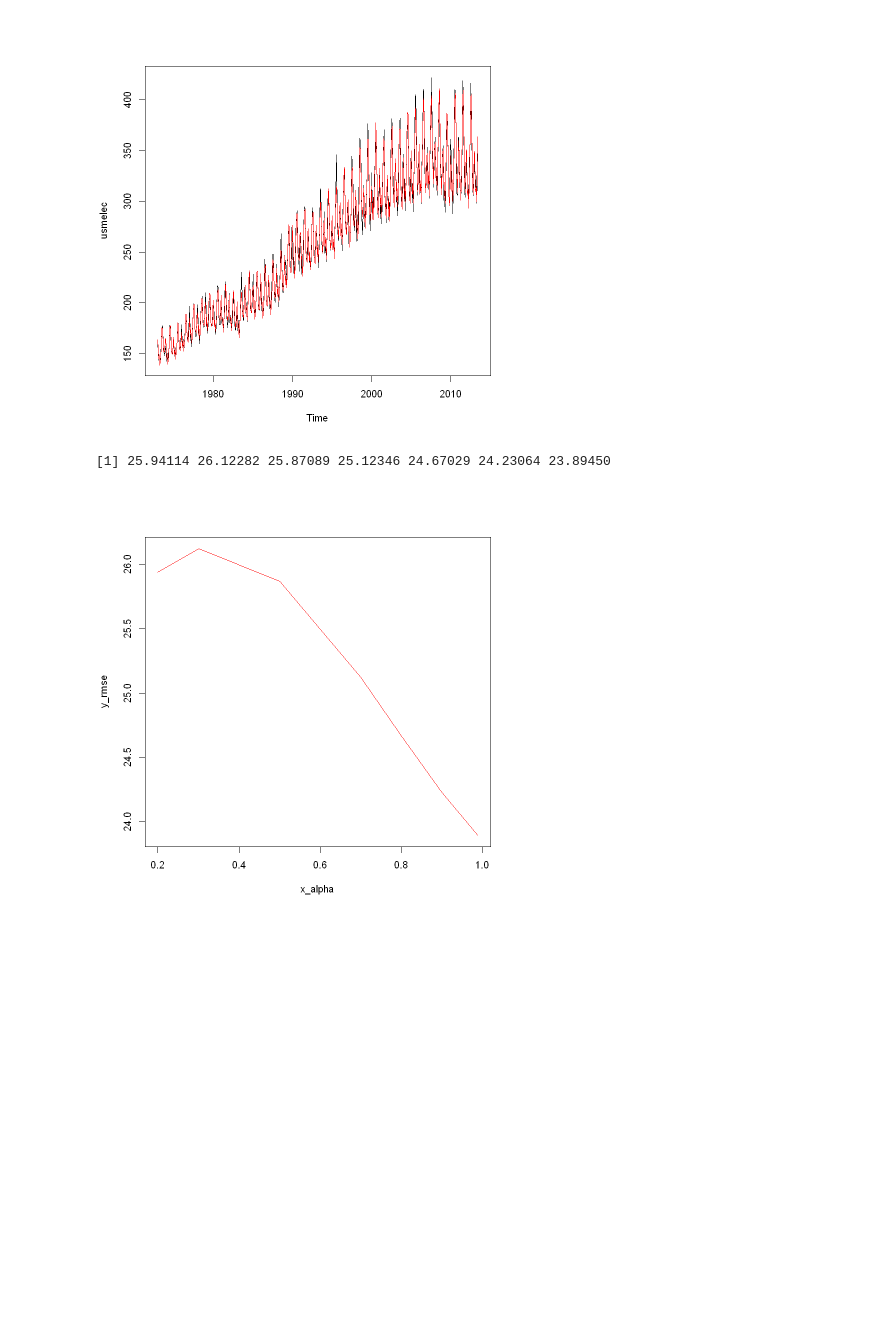
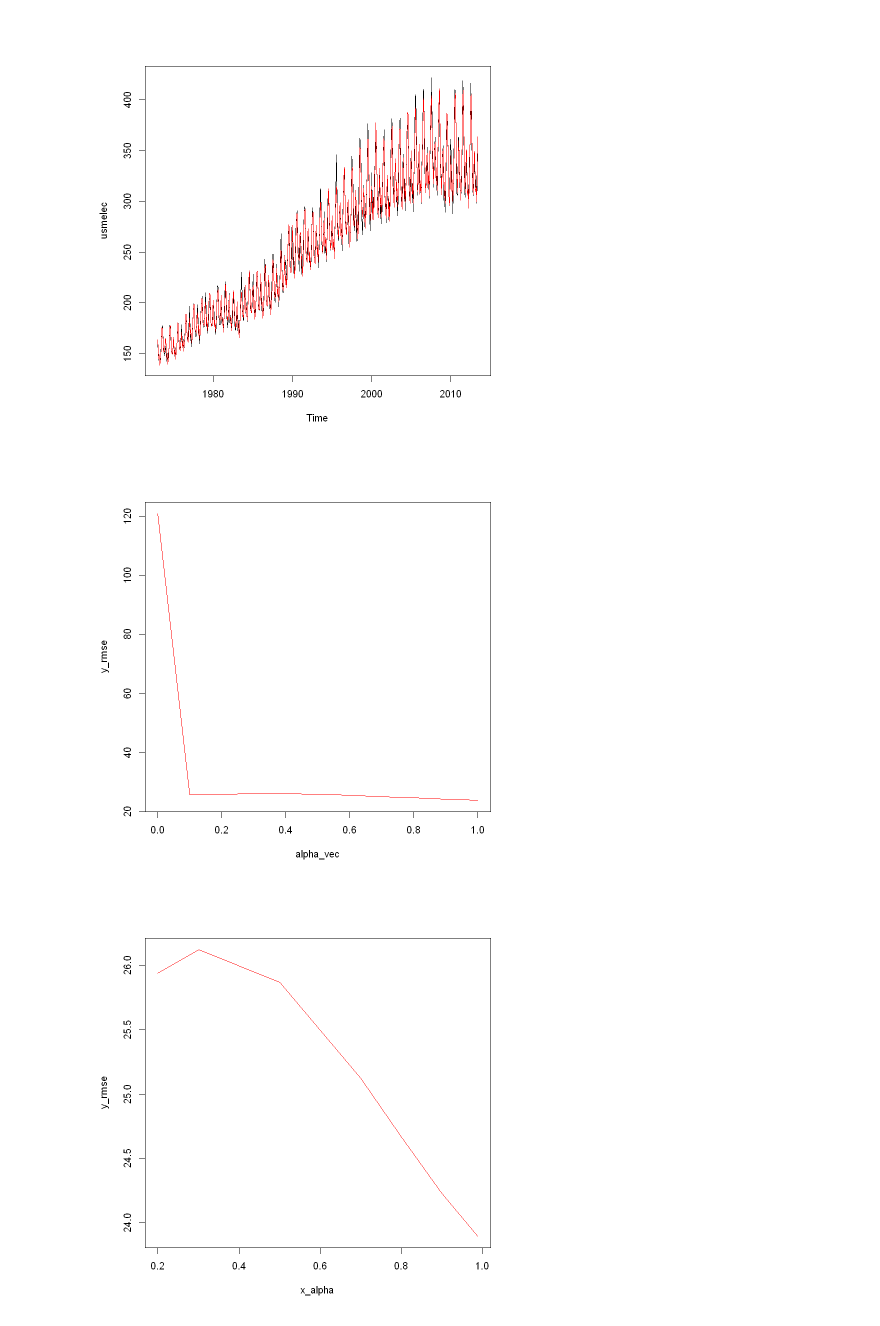
Before and after one commit to young-hun-jo/SCH_Univ_Course, a Jupyter notebook: Time_Series/time_series_DIY2.ipynb, the cells around one changed output. Drawn from its saved outputs; the diff is of its cells as text; code cells hidden in the pictures; blank space fills up the shorter version.

```diff
--- a/Time_Series/time_series_DIY2.ipynb
+++ b/Time_Series/time_series_DIY2.ipynb
@@ -177,16 +177,20 @@ lines(us_hw$fitted, col='red')
 # %%
 #단순지수평활법 최적 파라미터값 찾아보기(initial='simple'로 고정)
 
-x_alpha<-c(0.2,0.3,0.5,0.7,0.8,0.9,0.99)
 y_rmse<-c()
-for (a in x_alpha){
-    ses<-ses(usmelec, initial='simple', alpha=a)
-    rmse<-sqrt(mean(ses$residuals^2))
+alpha_vec<-c()
+alpha<-0
+while (alpha <1){
+    ses<-ses(usmelec, initial='simple', alpha=alpha)
+    rmse<-sqrt(mean((ses$residuals)^2))
     y_rmse<-append(y_rmse, rmse)
+    alpha_vec<-append(alpha_vec, alpha)
+    alpha = alpha + 0.1
 }
-y_rmse
+
+plot(x=alpha_vec, y=y_rmse, 'l', col='red')
 # %% [output]
-[1] 25.94114 26.12282 25.87089 25.12346 24.67029 24.23064 23.89450
+[figure, added]
 # %%
 plot(x = x_alpha, y=y_rmse, 'l', col='red')
 # %% [output]
```
Also changed, not shown: 2 other files.
